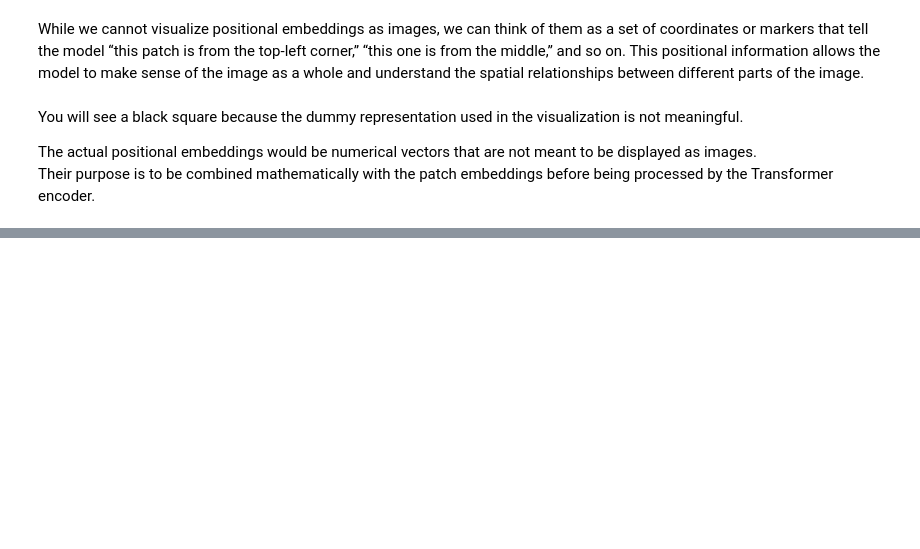
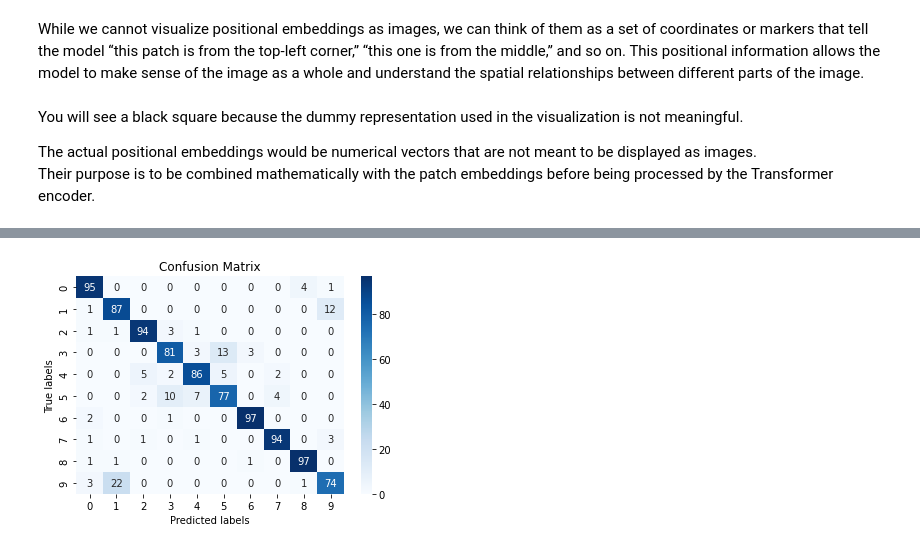
Before and after one commit to Kwuasimoto/mlp_final, a Jupyter notebook: vit_base_pretrained.ipynb, the cells around one changed output, grey strips where cells are left out. Cells and saved outputs as stored; diff of their text form; code cells hidden in the pictures; blank space fills up the shorter version.

```diff
--- a/vit_base_pretrained.ipynb
+++ b/vit_base_pretrained.ipynb
@@ -254,0 +265,89 @@ F1 Score: 0.8913
+# %%
+from transformers import ViTFeatureExtractor, ViTForImageClassification
+from PIL import Image
+import numpy as np
+import torch
+from torchvision import datasets, transforms
+from torch.utils.data import DataLoader, SubsetRandomSampler
+from sklearn.metrics import precision_recall_fscore_support, accuracy_score
+from sklearn.metrics import confusion_matrix
+import seaborn as sns
+from torch.optim import lr_scheduler
+import matplotlib.pyplot as plt
+import seaborn as sns
+
+
+num_images_per_class = 100
+
+# Create a dictionary to hold indices for each class and populating the dictionary
+class_indices = {class_name: [] for class_name in cifar10_classes}
+
+for idx, (_, label) in enumerate(test_dataset):
+    class_name = cifar10_classes[label]
+    class_indices[class_name].append(idx)
+
+
+# Randomly select indices from each class
+selected_indices = []
+
+for class_name, indices in class_indices.items():
+    if len(indices) >= num_images_per_class:
+        selected_indices.extend(np.random.choice(indices, num_images_per_class, replace=False))
+    else:
+        selected_indices.extend(indices)
+
+# Create a DataLoader with the SubsetRandomSampler
+sampler = SubsetRandomSampler(selected_indices)
+test_loader = DataLoader(test_dataset, batch_size=64, sampler=sampler, shuffle=False)
+
+# Using our pre-trained CIFAR-10 model described above
+feature_extractor = ViTFeatureExtractor.from_pretrained('nateraw/vit-base-patch16-224-cifar10', do_rescale=False)
+model = ViTForImageClassification.from_pretrained('nateraw/vit-base-patch16-224-cifar10')
+
+# Move the model to the GPU
+device = torch.device('cuda' if torch.cuda.is_available() else 'cpu')
+model.to(device)
+print("Executing the model on :",device)
+
+# Define the optimizer with a learning rate schedule
+optimizer = torch.optim.RMSprop(model.parameters(), lr=0.0001)
+scheduler = lr_scheduler.StepLR(optimizer, step_size=69, gamma=0.1)
+
+true_labels = []
+predicted_labels = []
+
+# Evaluate the model
+model.eval()
+with torch.no_grad():
+    for images, labels in test_loader:
+        # Prepare the images for the model
+        inputs = feature_extractor(images=images, return_tensors="pt")
+        inputs = inputs.to(device)
+        labels = labels.to(device)
+
+        outputs = model(**inputs)
+        _, predicted_class_idx = torch.max(outputs.logits, 1)
+
+        true_labels.extend(labels.cpu().numpy())
+        predicted_labels.extend(predicted_class_idx.cpu().numpy())
+
+        # Step the scheduler
+        scheduler.step()
+
+# Get the metrics and confusion matrix
+accuracy = accuracy_score(true_labels, predicted_labels)
+precision, recall, f1, _ = precision_recall_fscore_support(true_labels, predicted_labels, average='macro', zero_division=0)
+
+print(f"Accuracy: {accuracy:.4f}")
+print(f"Precision: {precision:.4f}")
+print(f"Recall: {recall:.4f}")
+print(f"F1 Score: {f1:.4f}")
+
+cm = confusion_matrix(true_labels, predicted_labels)
+
+sns.heatmap(cm, annot=True, fmt='g', cmap='Blues')
+plt.xlabel('Predicted labels')
+plt.ylabel('True labels')
+plt.title('Confusion Matrix')
+plt.show()
+# %% [output]
@@ -254,0 +359 @@ F1 Score: 0.8913
+[figure, added]
```
Also changed, not shown: parts of 11 cells of this notebook.
